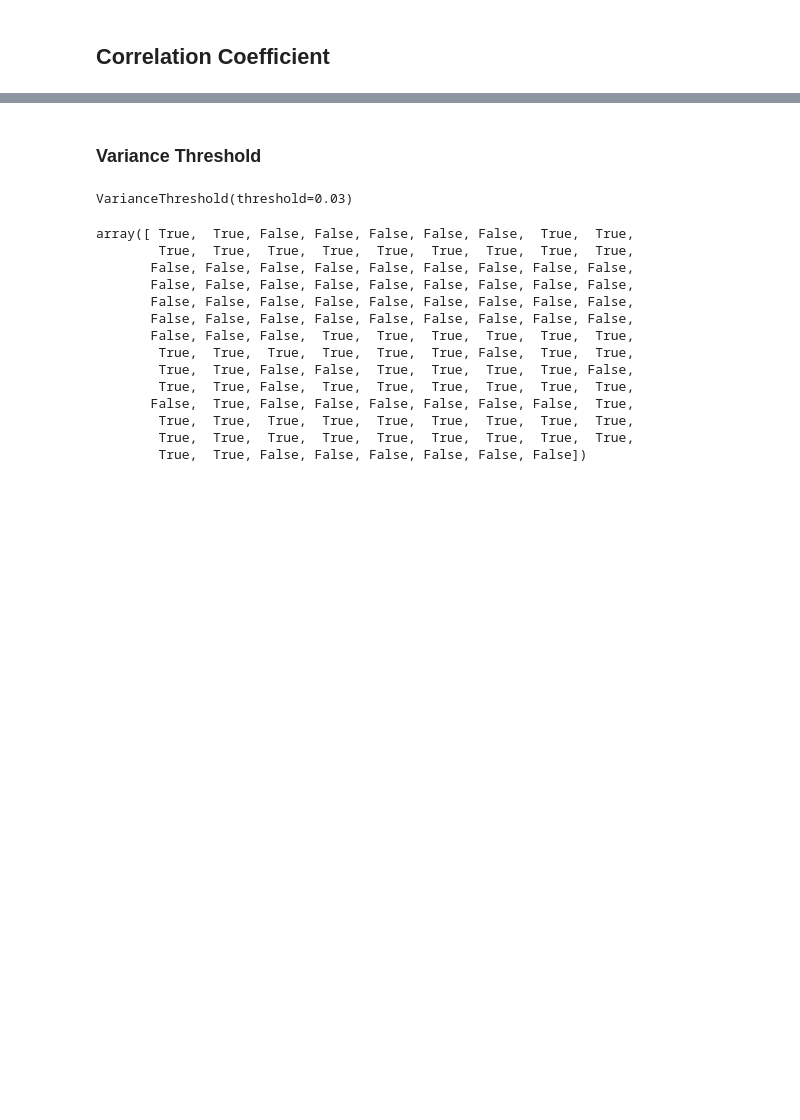
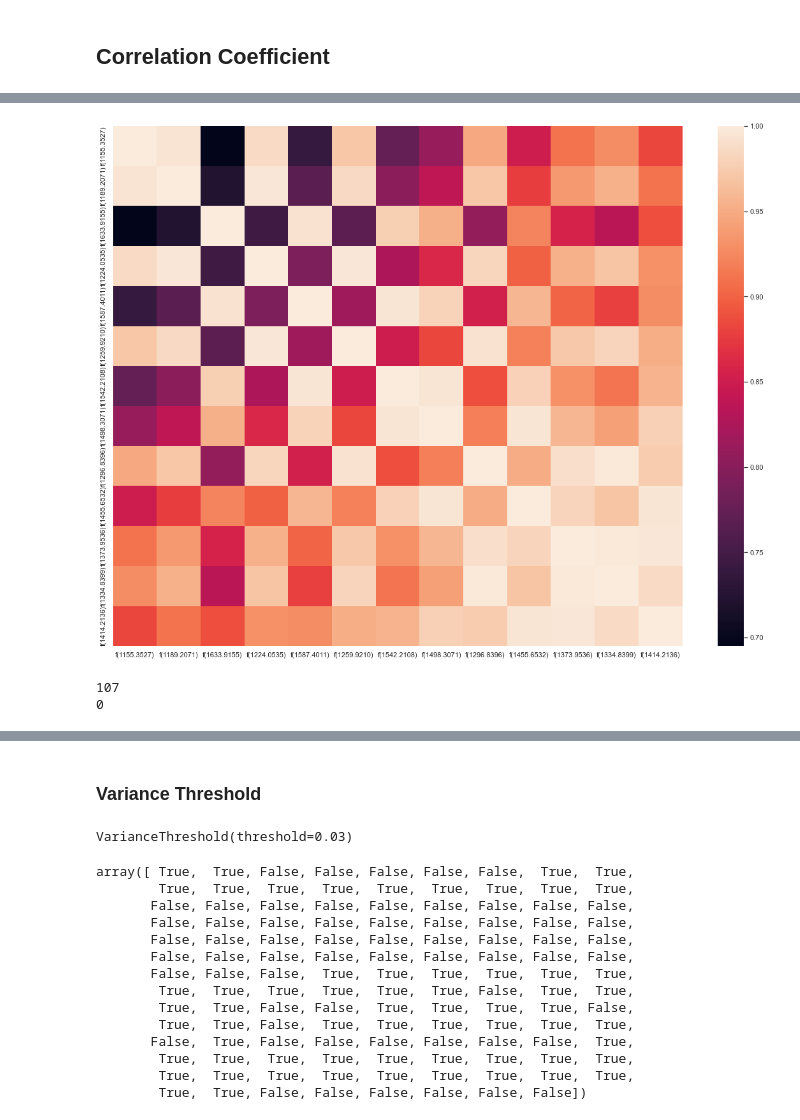
Before and after one commit to Charlene-L/CITS5553-Capstone-Project, a Jupyter notebook: ML Model/Benjamin/Feature Selection.ipynb, the cells around one changed output, grey strips where cells are left out. Saved outputs shown, nothing was run; the diff lists cells and outputs as text; code cells hidden in the pictures; blank space fills up the shorter version.

```diff
--- a/ML Model/Benjamin/Feature Selection.ipynb
+++ b/ML Model/Benjamin/Feature Selection.ipynb
@@ -229,0 +247,48 @@ Name: OverallPoF, Length: 108, dtype: bool
+# %%
+assess_corrs(wba_data, freqs_cor)
+# %% [output]
+[figure, added]
+# %%
+cor = wba_data_freqsonly.corr()
+
+corr_threshold = 0.5
+
+# Correlation with predicted variable (deep copy as we will be editing `cor`)
+cor_y = pd.DataFrame(cor['OverallPoF'].copy(deep=True))
+cor_y['freq'] = cor_y.index
+
+cor_y = cor_y.reset_index(level=0)
+
+# cor_y = y.drop(columns=['index'])
+
+cor_y_list = list(zip(cor_y.OverallPoF, cor_y.freq))
+
+cor_y_sorted = sorted(cor_y_list, key = lambda x: abs(x[0]), reverse=True)
+
+# Deep copy to iterate through
+cor_y_sorted_all = cor_y_sorted[:]
+freqs_cor = freqs[:]
+
+removed_freqs = []
+
+# Remove those highly correlated
+for freq in cor_y_sorted_all:
+    freq = freq[1]
+
+    if freq in removed_freqs:
+        continue
+
+    high_cor_freqs = cor.loc[cor[freq] > 0.95].index
+
+    for freq in high_cor_freqs:
+        try:
+            freqs_cor.remove(freq)
+            removed_freqs.append(freq)
+        except Exception:
+            pass
+
+print(len(freqs))
+print(len(freqs_cor))
+# %% [output]
+107
+0
```
Also changed, not shown: parts of 25 cells of this notebook.
